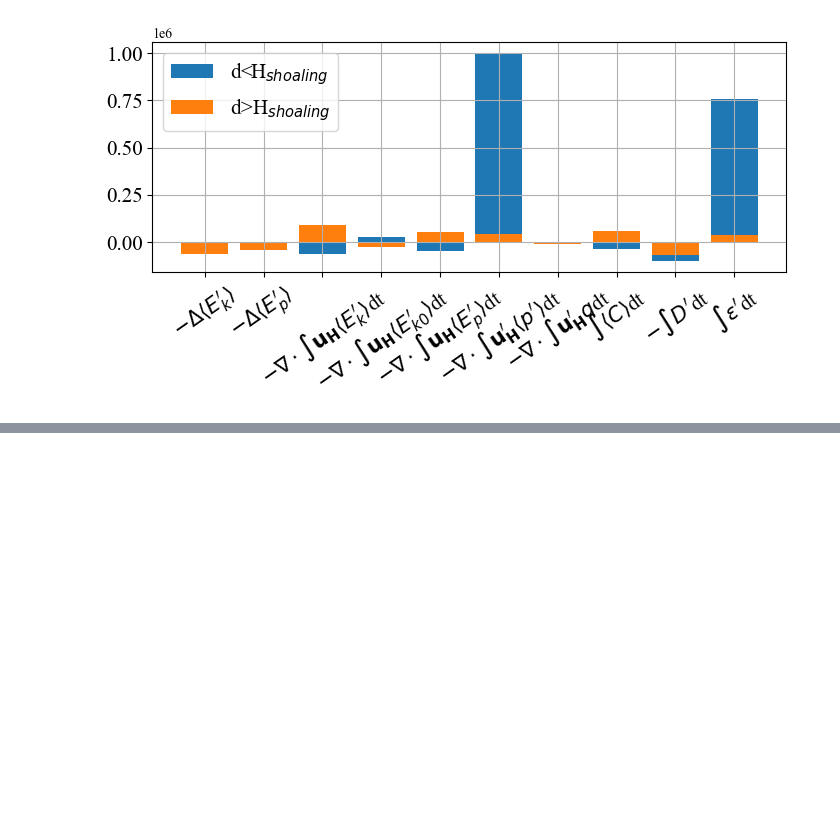
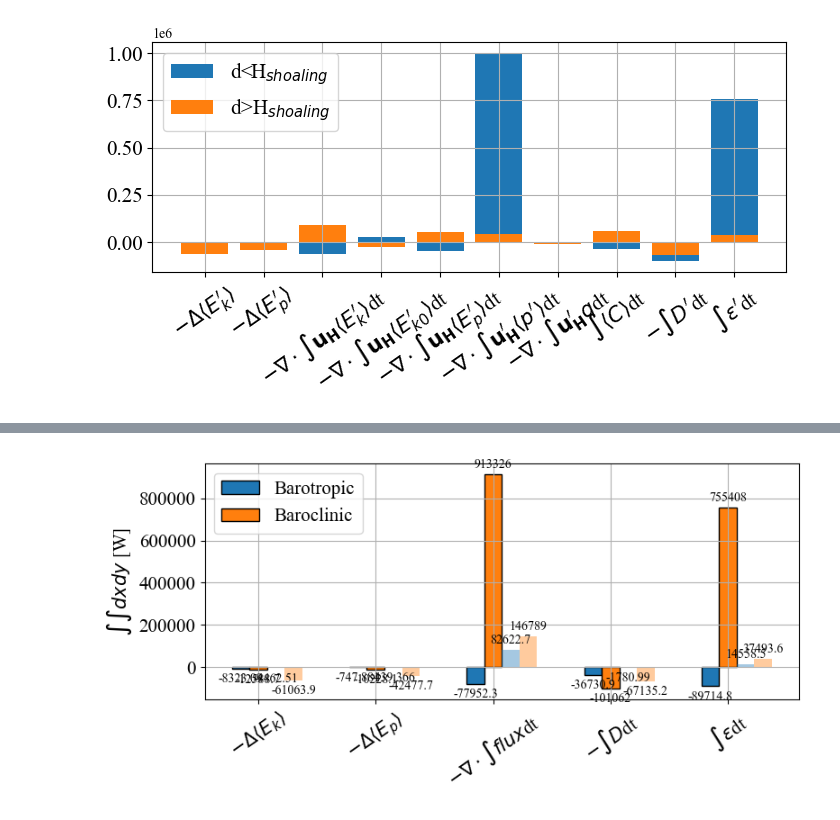
Before and after one commit to ShuwenTan-PO/NLIW_energy, a Jupyter notebook: notebook/1_SUNTANS_dissipation_contributers_summer_f.ipynb, the cells around one changed output, grey strips where cells are left out. Saved outputs shown, nothing was run; the diff lists cells and outputs as text; code cells hidden in the pictures; blank space fills up the shorter version.

```diff
--- a/notebook/1_SUNTANS_dissipation_contributers_summer_f.ipynb
+++ b/notebook/1_SUNTANS_dissipation_contributers_summer_f.ipynb
@@ -379,0 +420,48 @@ plt.savefig(outfilepath+ f"dissp_prime_areaintegrate_contributer_summer_f.jpeg",
+# %%
+var_name  = (r"$-\Delta\langle E_k\rangle$", r"$-\Delta\langle E_p\rangle$", r"$-\nabla\cdot\int flux$dt", r"$-\int D$dt", r"$\int\epsilon$dt")
+var_inner = {
+    'Barotropic': (-dEk0_inner[-1], -dEp0_inner[-1], np.sum(-div_F0_inner[:,-1]), -D0_inner[-1], dissip0_inner[-1]),
+    'Baroclinic': (-dEk_prime_inner[-1], -dEp_prime_inner[-1], np.sum(-div_Fprime_inner[:,-1]), -D_prime_inner[-1], dissip_prime_inner[-1]),
+}
+var_outter = {
+    'Barotropic': (-dEk0_outter[-1], -dEp0_outter[-1], np.sum(-div_F0_outter[:,-1]), -D0_outter[-1], dissip0_outter[-1]),
+    'Baroclinic': (-dEk_prime_outter[-1], -dEp_prime_outter[-1], np.sum(-div_Fprime_outter[:,-1]), -D_prime_outter[-1], dissip_prime_outter[-1]),
+}
+
+x = np.arange(len(var_name))  # the label locations
+width = 0.15  # the width of the bars
+multiplier = 0
+
+colors = ['tab:blue','tab:orange']
+fig, ax = plt.subplots(nrows=1, ncols=1, figsize=(8,4))
+
+count = 0
+for attribute, measurement in var_inner.items():
+    offset = width * multiplier
+    rects = ax.bar(x + offset, measurement, width, label=attribute,
+                   color=colors[count], edgecolor='black')#, hatch="/")
+    ax.bar_label(rects, padding=3)
+    multiplier += 1
+    count+=1
+
+count = 0
+for attribute, measurement in var_outter.items():
+    offset = width * multiplier
+    rects = ax.bar(x + offset, measurement, width, color=colors[count], alpha=.4)
+    ax.bar_label(rects, padding=3)
+    multiplier += 1
+    count+=1
+
+# Add some text for labels, title and custom x-axis tick labels, etc.
+ax.set_ylabel(r"$\int\int dxdy$ [W]", fontsize=15)
+ax.set_xticks(x + width, species)
+ax.legend(loc='upper left', ncols=2)
+ax.tick_params(axis='both', which='major', labelsize=15)
+ax.tick_params(axis='x', rotation = 35)
+ax.grid()
+ax.legend(fontsize=15, ncol=1, loc='upper left')
+plt.rcParams["font.family"] = "Times New Roman"
+plt.tight_layout()
+plt.savefig(outfilepath+ f"dissp_areaintegrate_contributer_combined_summer_f.jpeg", dpi=300)
+# %% [output]
+[figure, added]
```
Also changed, not shown: parts of 1 cell of this notebook, 3 other files.
